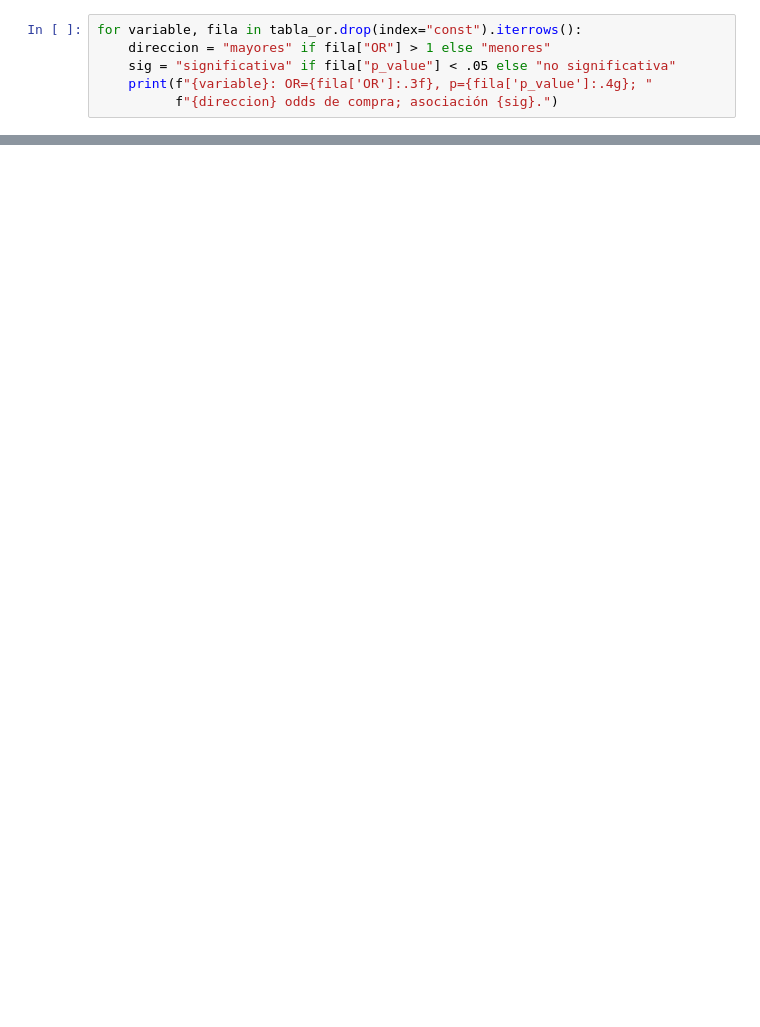
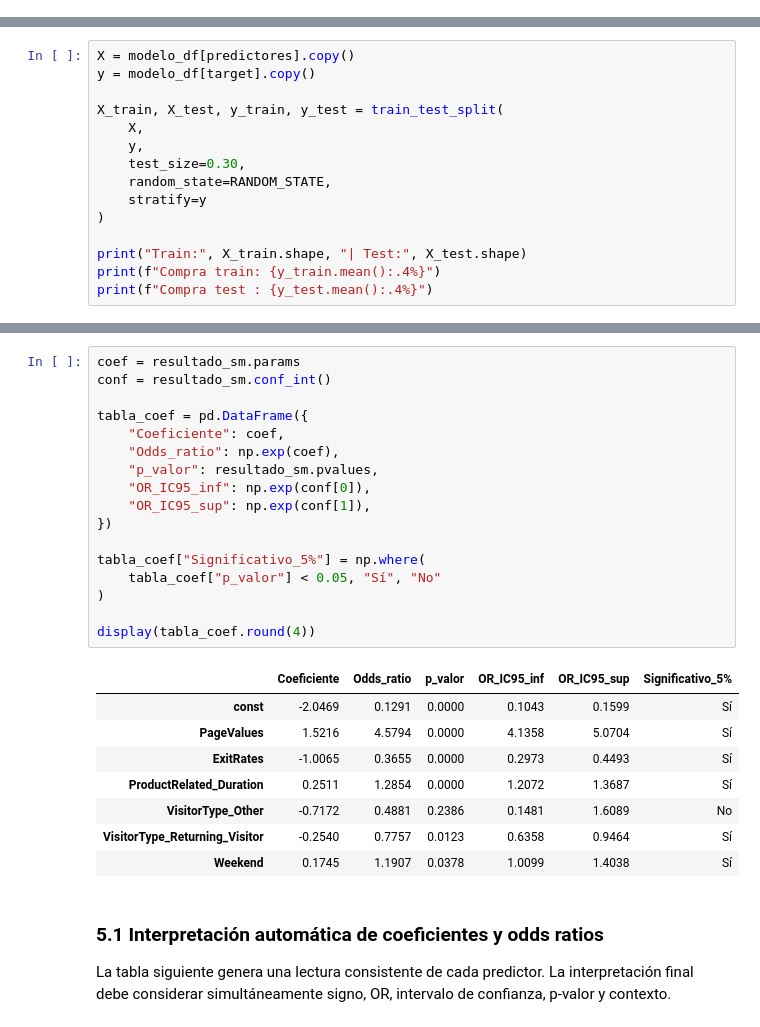
Before and after one commit to vedurancisterna-alt/Estadistica_Computacional, a Jupyter notebook: F2/Formativa_2_modelamiento_predictivo.ipynb, the cells around one changed output, grey strips where cells are left out. Cells and saved outputs as stored; diff of their text form; blank space fills up the shorter version.

Commit message:
fix: Corrige generación MCAR, actualiza textos, incorpora intercepto, actualiza VIF

```diff
--- a/F2/Formativa_2_modelamiento_predictivo.ipynb
+++ b/F2/Formativa_2_modelamiento_predictivo.ipynb
@@ -258,6 +0,0 @@ La interpretación es condicional a los demás predictores y no implica causalid
-# %%
-for variable, fila in tabla_or.drop(index="const").iterrows():
-    direccion = "mayores" if fila["OR"] > 1 else "menores"
-    sig = "significativa" if fila["p_value"] < .05 else "no significativa"
-    print(f"{variable}: OR={fila['OR']:.3f}, p={fila['p_value']:.4g}; "
-          f"{direccion} odds de compra; asociación {sig}.")
@@ -457,0 +235,15 @@ La generación de 12 % de faltantes MCAR y posterior imputación por mediana pro
+# %%
+X = modelo_df[predictores].copy()
+y = modelo_df[target].copy()
+
+X_train, X_test, y_train, y_test = train_test_split(
+    X,
+    y,
+    test_size=0.30,
+    random_state=RANDOM_STATE,
+    stratify=y
+)
+
+print("Train:", X_train.shape, "| Test:", X_test.shape)
+print(f"Compra train: {y_train.mean():.4%}")
+print(f"Compra test : {y_test.mean():.4%}")
@@ -457,0 +371,30 @@ La generación de 12 % de faltantes MCAR y posterior imputación por mediana pro
+# %%
+coef = resultado_sm.params
+conf = resultado_sm.conf_int()
+
+tabla_coef = pd.DataFrame({
+    "Coeficiente": coef,
+    "Odds_ratio": np.exp(coef),
+    "p_valor": resultado_sm.pvalues,
+    "OR_IC95_inf": np.exp(conf[0]),
+    "OR_IC95_sup": np.exp(conf[1]),
+})
+
+tabla_coef["Significativo_5%"] = np.where(
+    tabla_coef["p_valor"] < 0.05, "Sí", "No"
+)
+
+display(tabla_coef.round(4))
+# %% [output]
+|  | Coeficiente | Odds_ratio | p_valor | OR_IC95_inf | OR_IC95_sup | Significativo_5% |
+| const | -2.0469 | 0.1291 | 0.0000 | 0.1043 | 0.1599 | Sí |
+| PageValues | 1.5216 | 4.5794 | 0.0000 | 4.1358 | 5.0704 | Sí |
+| ExitRates | -1.0065 | 0.3655 | 0.0000 | 0.2973 | 0.4493 | Sí |
+| ProductRelated_Duration | 0.2511 | 1.2854 | 0.0000 | 1.2072 | 1.3687 | Sí |
+| VisitorType_Other | -0.7172 | 0.4881 | 0.2386 | 0.1481 | 1.6089 | No |
+| VisitorType_Returning_Visitor | -0.2540 | 0.7757 | 0.0123 | 0.6358 | 0.9464 | Sí |
+| Weekend | 0.1745 | 1.1907 | 0.0378 | 1.0099 | 1.4038 | Sí |
+# %% [markdown]
+### 5.1 Interpretación automática de coeficientes y odds ratios
+
+La tabla siguiente genera una lectura consistente de cada predictor. La interpretación final debe considerar simultáneamente signo, OR, intervalo de confianza, p-valor y contexto.
```
Also changed, not shown: parts of 67 cells of this notebook, 1 other file.
